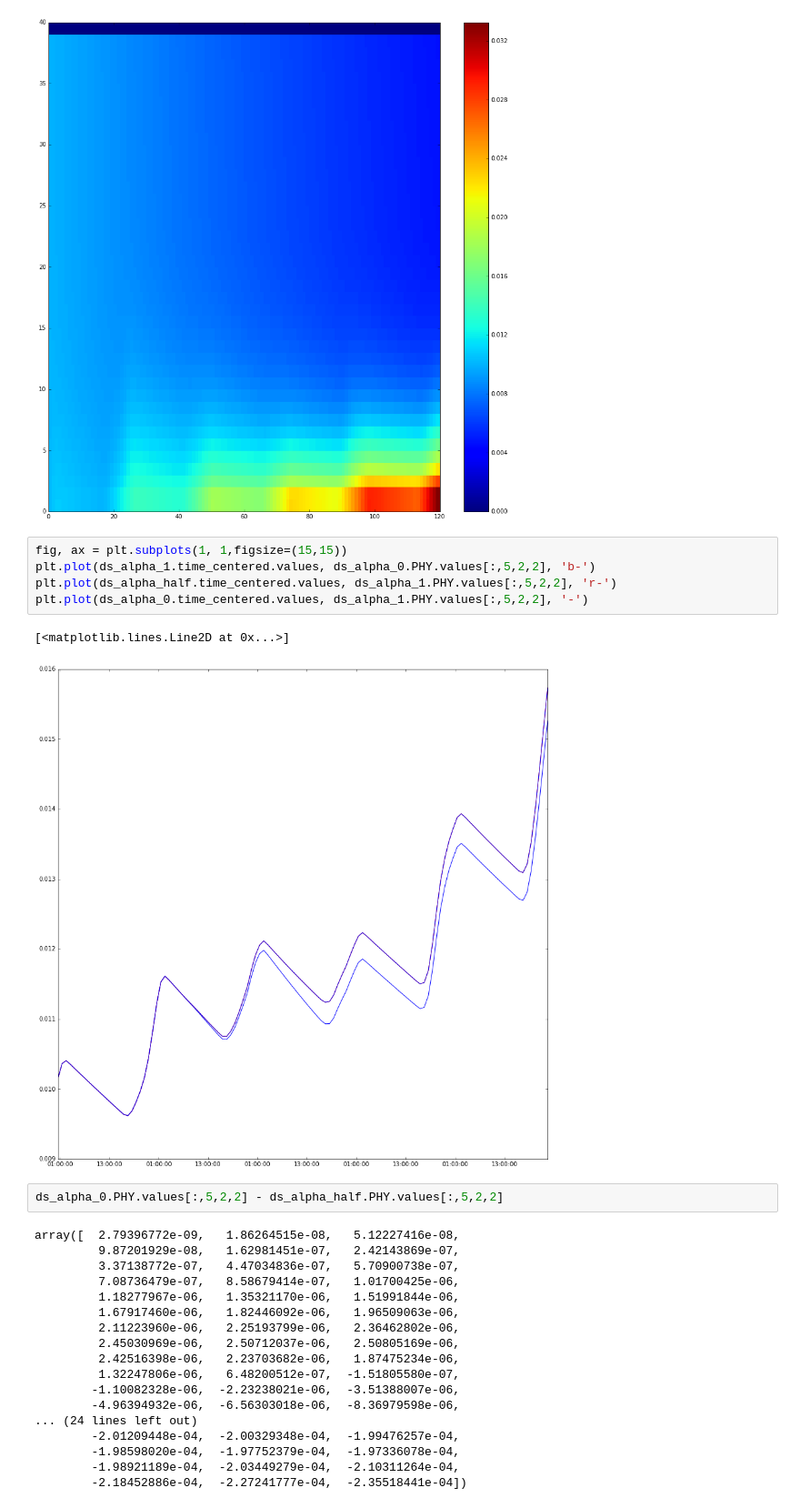
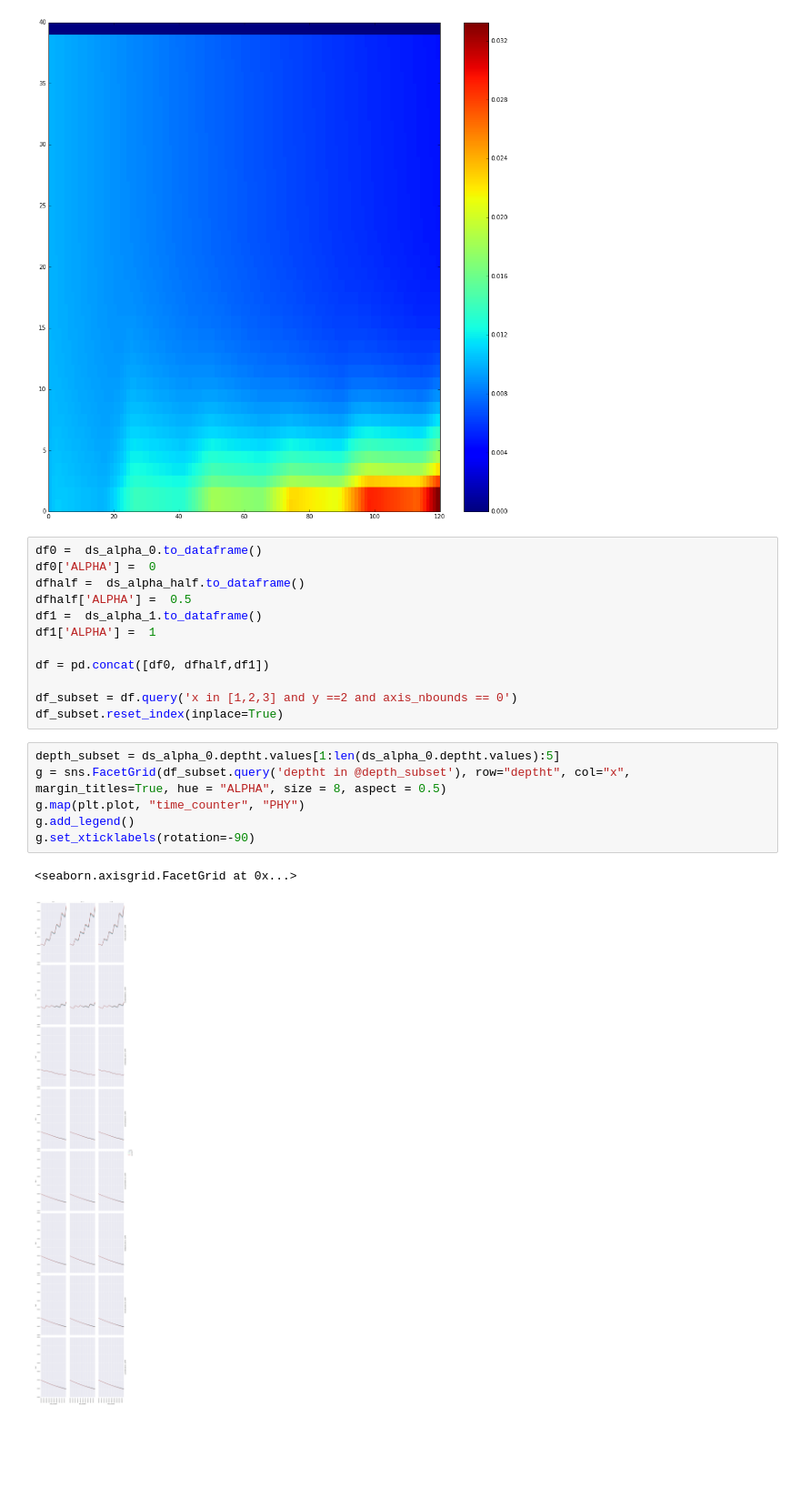
Before and after one commit to SalishSeaCast/analysis-james, a Jupyter notebook: notebooks/mesozoo_alpha_sensitivity.ipynb, the cells around one changed output. Shown at 91% size. Drawn from its saved outputs; the diff is of its cells as text; blank space fills up the shorter version.

Commit message:
Using xarray, pandas and seaborn to create facetgrid plots that compare model runs with different alpha values

```diff
--- a/notebooks/mesozoo_alpha_sensitivity.ipynb
+++ b/notebooks/mesozoo_alpha_sensitivity.ipynb
@@ -66,31 +53,24 @@ mesh.set_clim(vmin=data_subset.min(), vmax=data_subset.max())
 [figure]
 [figure]
 [figure]
-# %%
-fig, ax = plt.subplots(1, 1,figsize=(15,15))
-plt.plot(ds_alpha_1.time_centered.values, ds_alpha_0.PHY.values[:,5,2,2], 'b-')
-plt.plot(ds_alpha_half.time_centered.values, ds_alpha_1.PHY.values[:,5,2,2], 'r-')
-plt.plot(ds_alpha_0.time_centered.values, ds_alpha_1.PHY.values[:,5,2,2], '-')
-# %% [output]
-[<matplotlib.lines.Line2D at 0x...>]
-[figure, removed]
-# %%
-ds_alpha_0.PHY.values[:,5,2,2] - ds_alpha_half.PHY.values[:,5,2,2]
-# %% [output]
-array([  2.79396772e-09,   1.86264515e-08,   5.12227416e-08,
-         9.87201929e-08,   1.62981451e-07,   2.42143869e-07,
-         3.37138772e-07,   4.47034836e-07,   5.70900738e-07,
-         7.08736479e-07,   8.58679414e-07,   1.01700425e-06,
-         1.18277967e-06,   1.35321170e-06,   1.51991844e-06,
-         1.67917460e-06,   1.82446092e-06,   1.96509063e-06,
-         2.11223960e-06,   2.25193799e-06,   2.36462802e-06,
-         2.45030969e-06,   2.50712037e-06,   2.50805169e-06,
-         2.42516398e-06,   2.23703682e-06,   1.87475234e-06,
-         1.32247806e-06,   6.48200512e-07,  -1.51805580e-07,
-        -1.10082328e-06,  -2.23238021e-06,  -3.51388007e-06,
-        -4.96394932e-06,  -6.56303018e-06,  -8.36979598e-06,
-... (24 lines left out)
-        -2.01209448e-04,  -2.00329348e-04,  -1.99476257e-04,
-        -1.98598020e-04,  -1.97752379e-04,  -1.97336078e-04,
-        -1.98921189e-04,  -2.03449279e-04,  -2.10311264e-04,
-        -2.18452886e-04,  -2.27241777e-04,  -2.35518441e-04])
+# %%
+df0 =  ds_alpha_0.to_dataframe()
+df0['ALPHA'] =  0
+dfhalf =  ds_alpha_half.to_dataframe()
+dfhalf['ALPHA'] =  0.5
+df1 =  ds_alpha_1.to_dataframe()
+df1['ALPHA'] =  1
+
+df = pd.concat([df0, dfhalf,df1])
+
+df_subset = df.query('x in [1,2,3] and y ==2 and axis_nbounds == 0')
+df_subset.reset_index(inplace=True)
+# %%
+depth_subset = ds_alpha_0.deptht.values[1:len(ds_alpha_0.deptht.values):5]
+g = sns.FacetGrid(df_subset.query('deptht in @depth_subset'), row="deptht", col="x", margin_titles=True, hue = "ALPHA", size = 8, aspect = 0.5)
+g.map(plt.plot, "time_counter", "PHY")
+g.add_legend()
+g.set_xticklabels(rotation=-90)
+# %% [output]
+<seaborn.axisgrid.FacetGrid at 0x...>
+[figure, added]
```
Also changed, not shown: parts of 3 cells of this notebook, 1 other file.
